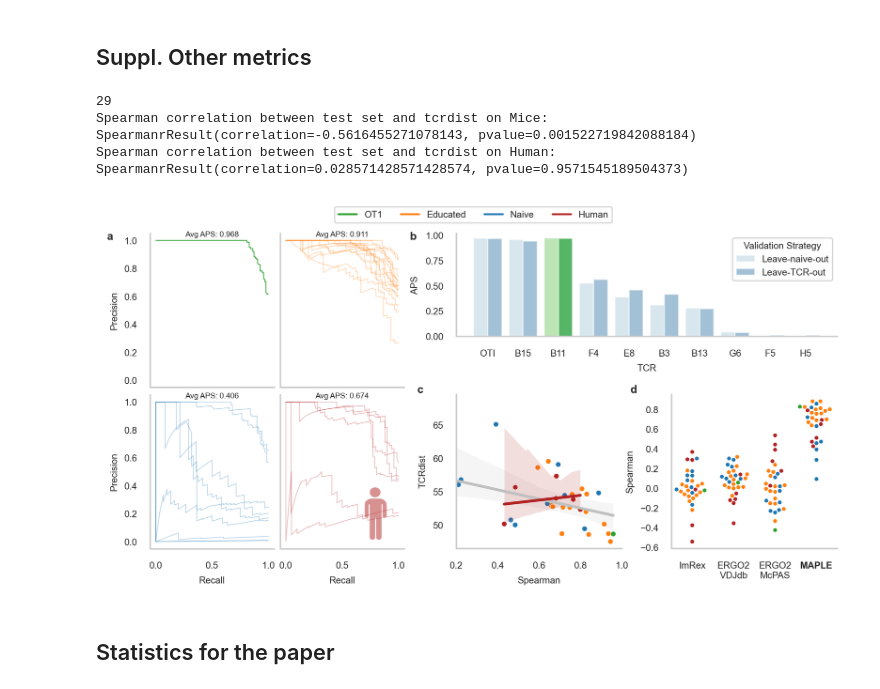
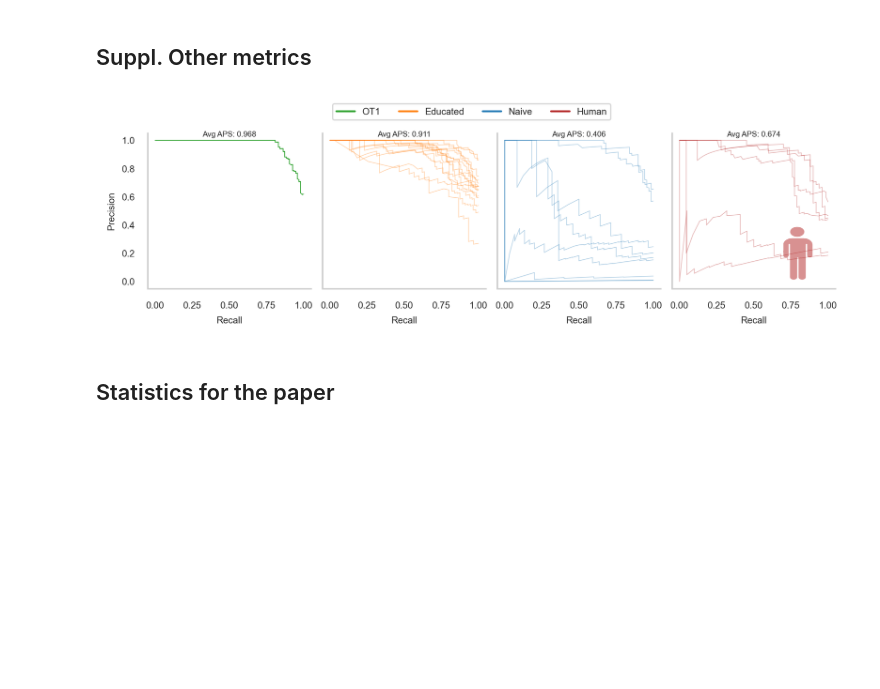
Before and after one commit to SchubertLab/TcrPrediction_MutatedAPLs, a Jupyter notebook: manuscript/figure_4.ipynb, the cells around one changed output. Saved outputs shown, nothing was run; the diff lists cells and outputs as text; code cells hidden in the pictures; blank space fills up the shorter version.

Commit message:
Updated Figures

```diff
--- a/manuscript/figure_4.ipynb
+++ b/manuscript/figure_4.ipynb
@@ -349,14 +381,14 @@ def plot_baseline_data(data, ax, metric='AUC'):
     sb.despine(ax=ax)
     ax.grid(False)
 # %%
-def plot_legend(fig):
+def plot_legend(fig, offset=0):
     fig.legend([
             mpl.lines.Line2D([], [], c=palette_tcrs['OT1']),
             mpl.lines.Line2D([], [], c=palette_tcrs['Educated']),
             mpl.lines.Line2D([], [], c=palette_tcrs['Naive']),
             mpl.lines.Line2D([], [], c=palette_tcrs['Human']),
         ], ['OT1', 'Educated', 'Naive', 'Human'],
-        ncol=4, bbox_to_anchor=(0.5, 1.05), loc='upper center')
+        ncol=4, bbox_to_anchor=(0.5, 1.05+offset), loc='upper center')
 # %%
 def plot_human(ax, scale=1):
     img = plt.imread('../figures/human.png')
@@ -417,12 +464,22 @@ gridspecs['gs_34'] = mpl.gridspec.GridSpecFromSubplotSpec(
     wspace=0.3
 )
 
+gridspecs['gs_4'] = mpl.gridspec.GridSpecFromSubplotSpec(
+    subplot_spec=gridspecs['gs_34'][1],
+    nrows=2,
+    ncols=1,
+    height_ratios=[0.15, 1],
+    hspace=0
+)
+
 for i in range(4):
     axes[f'ax_1_{i}'] = fig.add_subplot(gridspecs['gs_1'][i])
 axes['ax_2_tmp'] = fig.add_subplot(gridspecs['gs_23'][0])
 axes['ax_2'] = fig.add_subplot(gridspecs['gs_23'][1])
 axes['ax_3'] = fig.add_subplot(gridspecs['gs_34'][0])
-axes['ax_4'] = fig.add_subplot(gridspecs['gs_34'][1])
+
+axes['ax_4_0'] = fig.add_subplot(gridspecs['gs_4'][0])
+axes['ax_4_1'] = fig.add_subplot(gridspecs['gs_4'][1])
 
 plot_human(axes['ax_1_3'])
 
@@ -434,8 +491,9 @@ plot_auc(pdf_classification[pdf_classification['Repertoire']=='Human'], axes['ax
 plot_naive_test(axes['ax_2'])
 plot_metric_boxplot(['APS', 'AUC'], axes['ax_2_tmp'])
 tcr_dist_vs_metric(axes['ax_3'], aggr='mean')
-plot_baseline_data(performance_baseline, axes['ax_4'])
 
+plot_baseline_data(performance_baseline, axes['ax_4_1'])
+plot_significance(axes['ax_4_0'])
 
 plot_legend(fig)
 
@@ -454,87 +510,45 @@ AUC correlation between test set and tcrdist on Human: SpearmanrResult(correlati
 # %% [markdown]
 ## Suppl. Other metrics
 # %%
-fig = plt.figure(figsize=(TEXTWIDTH, TEXTWIDTH / 2), dpi=DPI)
+fig = plt.figure(figsize=(TEXTWIDTH, TEXTWIDTH / 3.5), dpi=DPI)
 
 
 gridspecs = {}
 axes = {}
 
-gridspecs['gs_1234'] = mpl.gridspec.GridSpec(
+gridspecs['gs_1'] = mpl.gridspec.GridSpec(
     figure=fig,
     nrows=1,
-    ncols=2,
-    width_ratios=[2, 3]
+    ncols=4,
+    width_ratios=[1, 1, 1, 1]
 )
 
-gridspecs['gs_1'] = mpl.gridspec.GridSpecFromSubplotSpec(
-    subplot_spec=gridspecs['gs_1234'][0],
-    nrows=2,
-    ncols=2,
-    height_ratios=[1, 1],
-    width_ratios=[1, 1],
-    wspace=0.05,
-    hspace=0.05
-)
-
-gridspecs['gs_234'] = mpl.gridspec.GridSpecFromSubplotSpec(
-    subplot_spec=gridspecs['gs_1234'][1],
-    nrows=2,
-    ncols=1,
-    height_ratios=[1, 1.5],
-    width_ratios=[1],
-    hspace=0.45
-)
-
-gridspecs['gs_34'] = mpl.gridspec.GridSpecFromSubplotSpec(
-    subplot_spec=gridspecs['gs_234'][1],
-    nrows=1,
-    ncols=2,
-    height_ratios=[1],
-    width_ratios=[1, 1],
-    wspace=0.3
-)
 
 for i in range(4):
     axes[f'ax_1_{i}'] = fig.add_subplot(gridspecs['gs_1'][i])
-axes['ax_2'] = fig.add_subplot(gridspecs['gs_234'][0])
-axes['ax_3'] = fig.add_subplot(gridspecs['gs_34'][0])
-axes['ax_4'] = fig.add_subplot(gridspecs['gs_34'][1])
 
 plot_human(axes['ax_1_3'])
 
-plot_auc(pdf_classification[pdf_classification['Repertoire']=='OTI'], axes['ax_1_0'], ylabel='Precision',
+plot_auc(pdf_classification[pdf_classification['Repertoire']=='OTI'], axes['ax_1_0'], ylabel='Precision', xlabel='Recall',
          metric_func=metrics.precision_recall_curve,
          metric_name='APS')
-plot_auc(pdf_classification[pdf_classification['Repertoire']=='Educated'], axes['ax_1_1'],
+plot_auc(pdf_classification[pdf_classification['Repertoire']=='Educated'], axes['ax_1_1'], xlabel='Recall',
          metric_func=metrics.precision_recall_curve,
          metric_name='APS')
-plot_auc(pdf_classification[pdf_classification['Repertoire']=='Naive'], axes['ax_1_2'], ylabel='Precision', xlabel='Recall',
+plot_auc(pdf_classification[pdf_classification['Repertoire']=='Naive'], axes['ax_1_2'], xlabel='Recall',
          metric_func=metrics.precision_recall_curve,
          metric_name='APS')
 plot_auc(pdf_classification[pdf_classification['Repertoire']=='Human'], axes['ax_1_3'], xlabel='Recall',
          metric_func=metrics.precision_recall_curve,
          metric_name='APS')
 
-plot_naive_test(axes['ax_2'], metric='APS')
-tcr_dist_vs_metric(axes['ax_3'], aggr='mean', metric='Spearman')
-plot_baseline_data(performance_baseline_regression, axes['ax_4'], metric='Spearman')
+plot_legend(fig, offset=0.05)
 
-
-plot_legend(fig)
-
-fig.text(0.01, 0.95, 'a', size='large', weight='bold')
-fig.text(0.415, 0.95, 'b', size='large', weight='bold')
-fig.text(0.425, 0.54, 'c', size='large', weight='bold')
-fig.text(0.71, 0.54, 'd', size='large', weight='bold')
 
 fig.tight_layout()
 fig.savefig('figures/manuscript_sfig4_generalization.pdf', dpi=DPI, bbox_inches='tight')
 # %% [output]
-29
-Spearman correlation between test set and tcrdist on Mice: SpearmanrResult(correlation=-0.5616455271078143, pvalue=0.001522719842088184)
-Spearman correlation between test set and tcrdist on Human: SpearmanrResult(correlation=0.028571428571428574, pvalue=0.9571545189504373)
-[figure, old version]
+[figure, new version]
 # %% [markdown]
 ## Statistics for the paper
 # %%
```
Also changed, not shown: parts of 7 cells of this notebook, 1 other file.
